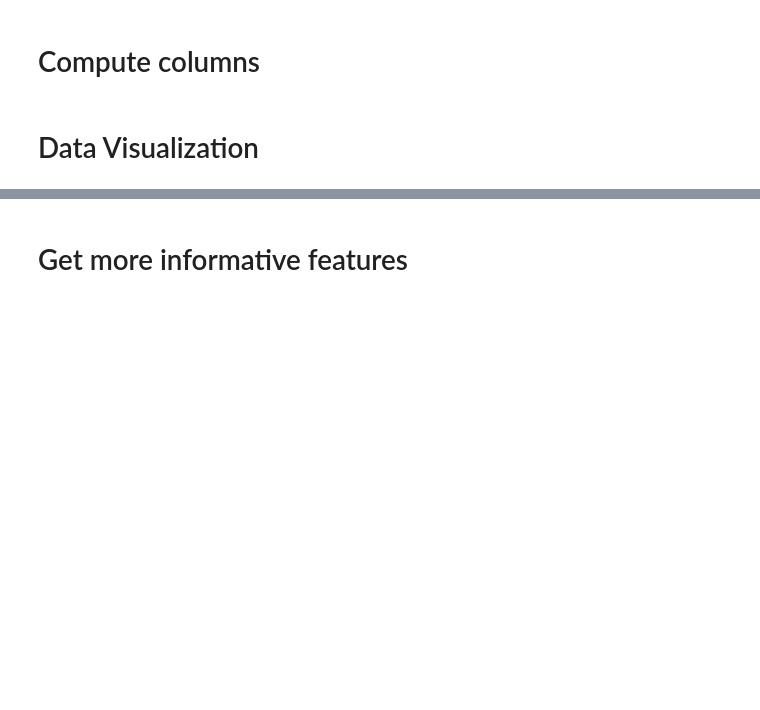
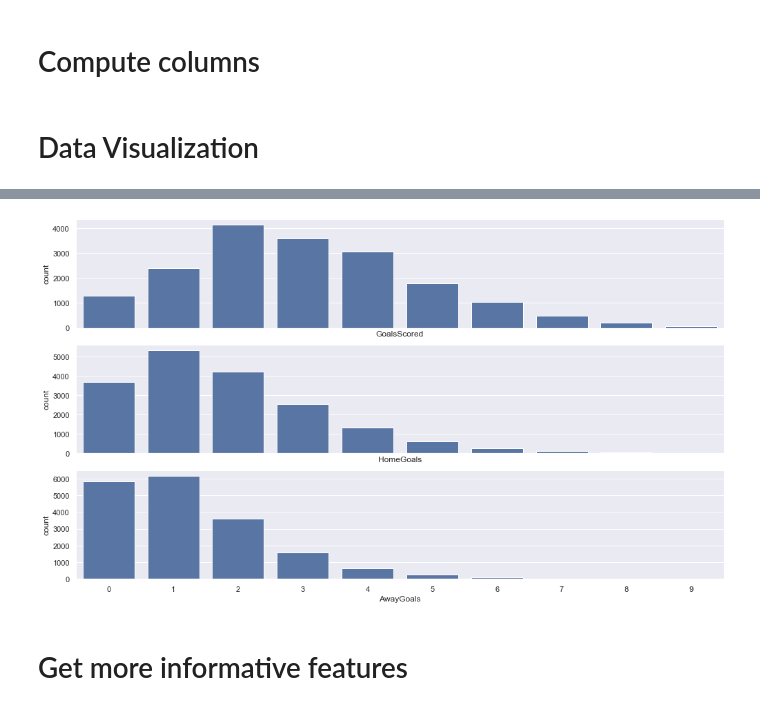
Before and after one commit to rmfaber/FootballPredictions, a Jupyter notebook: ProcessData.ipynb, the cells around one changed output, grey strips where cells are left out. Saved outputs shown, nothing was run; the diff lists cells and outputs as text; code cells hidden in the pictures; blank space fills up the shorter version.

```diff
--- a/ProcessData.ipynb
+++ b/ProcessData.ipynb
@@ -64,3 +38,12 @@ Name: Result, dtype: int64
+# %%
+f,axes = plt.subplots(nrows=3,figsize=(14,8),sharex=True)
+sns.countplot(df['GoalsScored'],ax=axes[0],color='b')
+sns.countplot(x="HomeGoals",data=df,ax=axes[1],color='b')
+sns.countplot(x="AwayGoals",data=df,ax=axes[2],color='b')
+plt.tight_layout()
+plt.show()
+# %% [output]
+[figure, added]
 # %% [markdown]
 # Get more informative features
 # %% [markdown]
```
Also changed, not shown: parts of 19 cells of this notebook.
